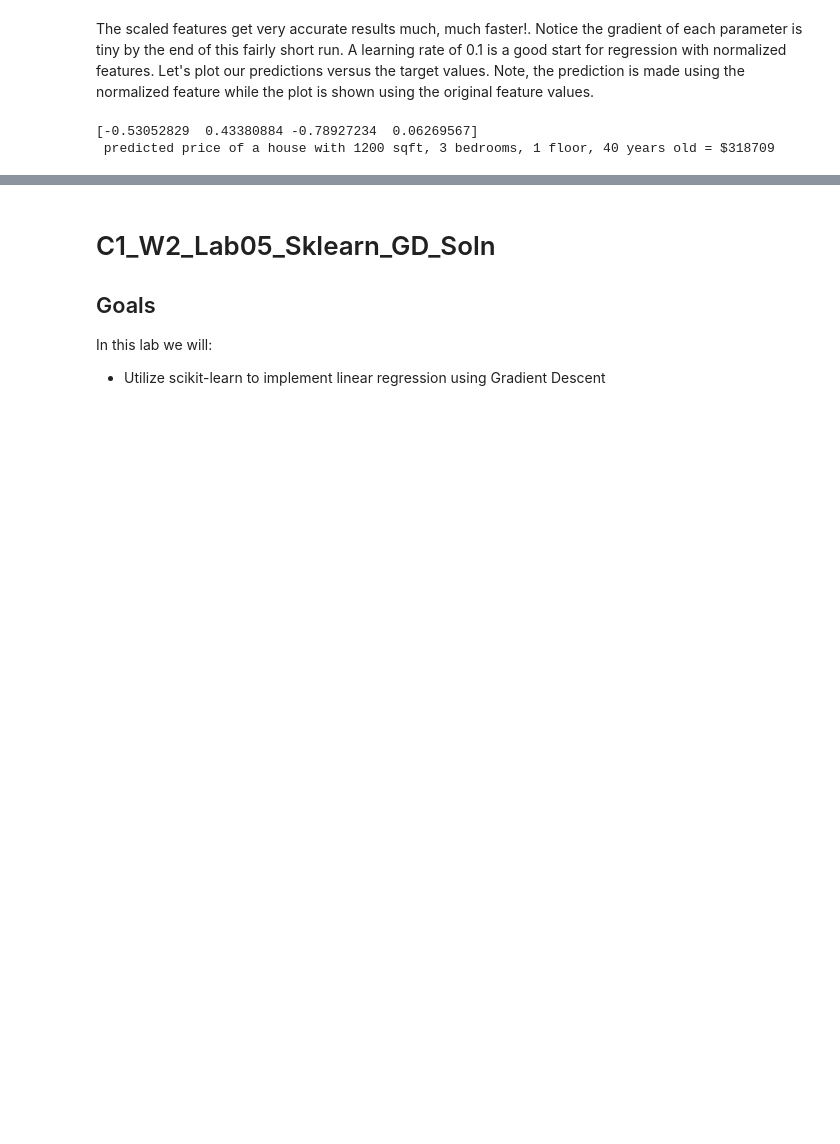
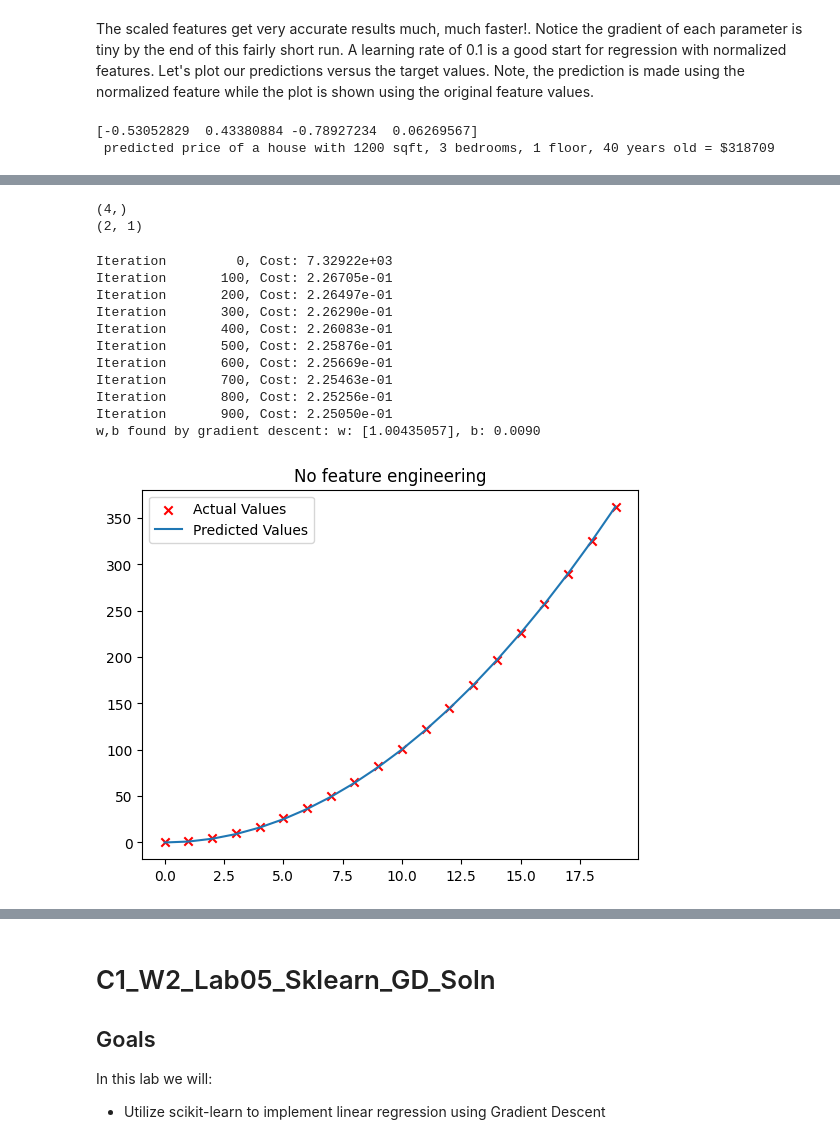
Before and after one commit to ManishJyani/SupervisedMLAndrewNg, a Jupyter notebook: Week02.ipynb, the cells around one changed output, grey strips where cells are left out. Drawn from its saved outputs; the diff is of its cells as text; code cells hidden in the pictures; blank space fills up the shorter version.

```diff
--- a/Week02.ipynb
+++ b/Week02.ipynb
@@ -371,0 +406,26 @@ print(f" predicted price of a house with 1200 sqft, 3 bedrooms, 1 floor, 40 year
+# %%
+print(np.array([1,3,4,3]).shape) # 1D array
+print(np.array([[1],[2]]).shape) # 2D array
+# %% [output]
+(4,)
+(2, 1)
+# %%
+# Now as in the above linear fit is bad ,let's scale up the input to square and calcuate weights again
+X_train= X**2
+model_w2,model_b2= run_gradient_descent_feng(X_train,y,iterations=1000,alpha=1e-5)
+
+plt.scatter(x,y,marker='x',c='r',label='Actual Values');plt.title("No feature engineering")
+plt.plot(x,X_train@model_w2+model_b2,label='Predicted Values');plt.legend();plt.show()
+# %% [output]
+Iteration         0, Cost: 7.32922e+03
+Iteration       100, Cost: 2.26705e-01
+Iteration       200, Cost: 2.26497e-01
+Iteration       300, Cost: 2.26290e-01
+Iteration       400, Cost: 2.26083e-01
+Iteration       500, Cost: 2.25876e-01
+Iteration       600, Cost: 2.25669e-01
+Iteration       700, Cost: 2.25463e-01
+Iteration       800, Cost: 2.25256e-01
+Iteration       900, Cost: 2.25050e-01
+w,b found by gradient descent: w: [1.00435057], b: 0.0090
+[figure, added]
```
Also changed, not shown: parts of 15 cells of this notebook, 2 other files.
